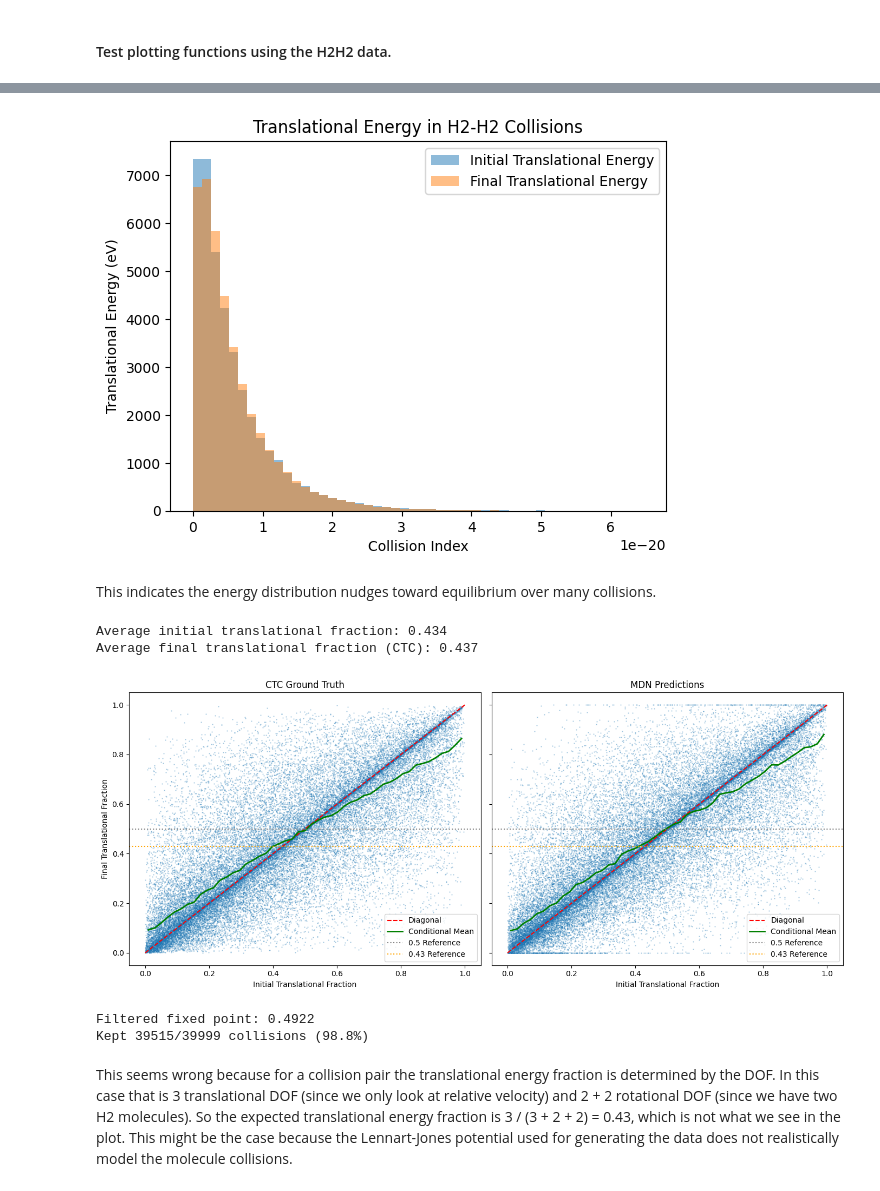
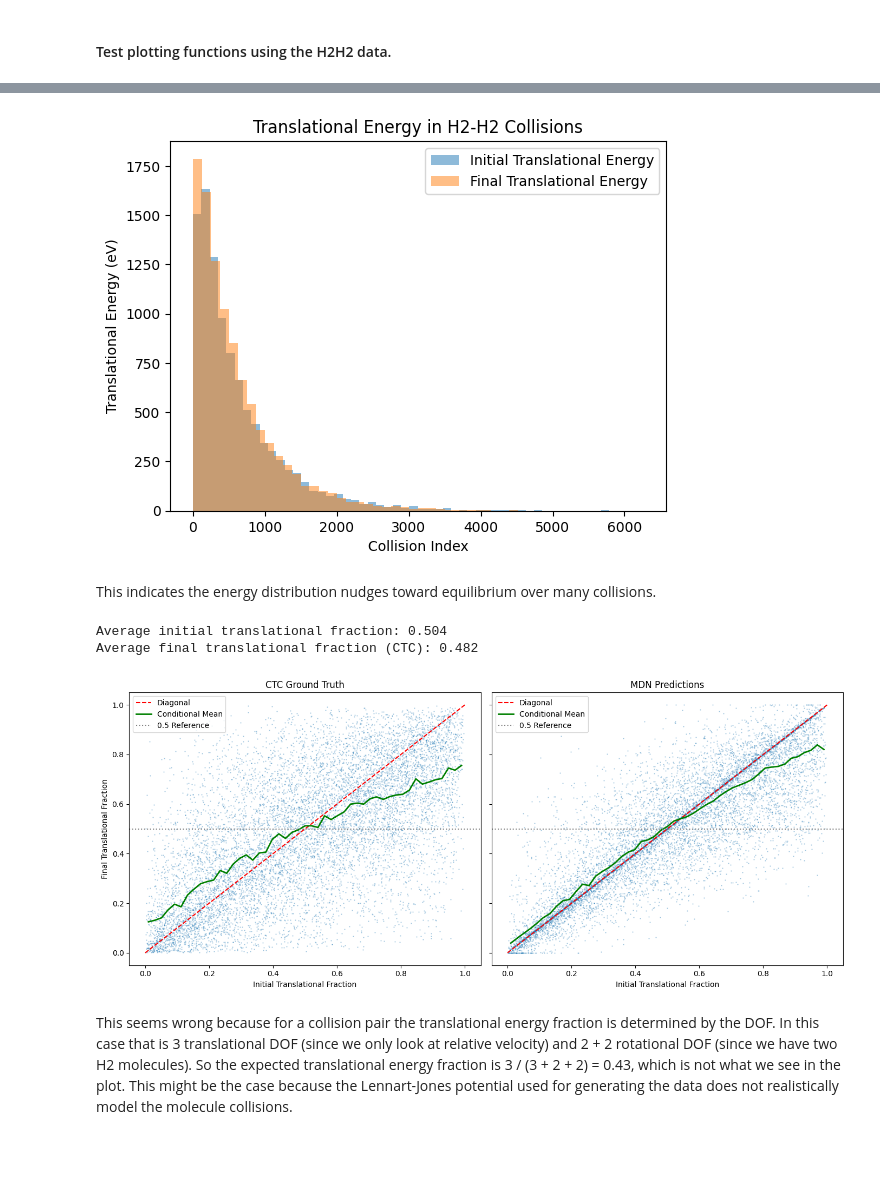
Before and after one commit to TijnZeelenberg/scatteringkernels, a Jupyter notebook: H2H2_analysis.ipynb, the cells around one changed output, grey strips where cells are left out. Drawn from its saved outputs; the diff is of its cells as text; code cells hidden in the pictures; blank space fills up the shorter version.

```diff
--- a/H2H2_analysis.ipynb
+++ b/H2H2_analysis.ipynb
@@ -5,7 +5,7 @@ import matplotlib.pyplot as plt
 import pandas as pd
 import numpy as np
 # Check energy conservation
-datafile = "data/H2H2_collisionsV2.csv"
+datafile = "data/H2H2_collisionsV3.csv"
 df = pd.read_csv(datafile, skiprows=1)
 Etot_init = df.iloc[:,0] + df.iloc[:,1] + df.iloc[:,2]
 Etot_final = df.iloc[:,3] + df.iloc[:,4] + df.iloc[:,5]
@@ -32,7 +32,7 @@ plt.title('Translational Energy in H2-H2 Collisions')
 plt.legend()
 plt.show()
 # %% [output]
-[figure, old version]
+[figure, new version]
 # %% [markdown]
 This indicates the energy distribution nudges toward equilibrium over many collisions.
 # %%
@@ -89,39 +89,35 @@ ctc_mean = np.array([eta_tr_out[digitized == i].mean() if np.any(digitized == i)
 mdn_mean = np.array([xi_rel_post[digitized == i].mean() if np.any(digitized == i) else np.nan for i in range(1, len(bins))])
 
 fig, axes = plt.subplots(1, 2, figsize=(14, 6), sharex=True, sharey=True)
 
 # CTC plot
 axes[0].scatter(eta_tr, eta_tr_out, alpha=0.3, s=0.5)
 axes[0].plot([0, 1], [0, 1], "r--", label="Diagonal")
 axes[0].plot(bin_centers, ctc_mean, "g-", linewidth=2, label="Conditional Mean")
 axes[0].axhline(0.5, color="gray", linestyle=":", label="0.5 Reference")
-axes[0].axhline(0.43, color="orange", linestyle=":", label="0.43 Reference")
 axes[0].set_xlabel("Initial Translational Fraction")
 axes[0].set_ylabel("Final Translational Fraction")
 axes[0].set_title("CTC Ground Truth")
 axes[0].legend()
 
 # MDN plot
 axes[1].scatter(eta_tr, xi_rel_post, alpha=0.3, s=0.5)
 axes[1].plot([0, 1], [0, 1], "r--", label="Diagonal")
 axes[1].plot(bin_centers, mdn_mean, "g-", linewidth=2, label="Conditional Mean")
 axes[1].axhline(0.5, color="gray", linestyle=":", label="0.5 Reference")
-axes[1].axhline(0.43, color="orange", linestyle=":", label="0.43 Reference")
 axes[1].set_xlabel("Initial Translational Fraction")
 axes[1].set_title("MDN Predictions")
 axes[1].legend()
 
 # Print average fractions
 print(f"Average initial translational fraction: {eta_tr.mean():.3f}")
 print(f"Average final translational fraction (CTC): {eta_tr_out.mean():.3f}")
 
 plt.tight_layout()
 plt.show()
 # %% [output]
-Average initial translational fraction: 0.434
-Average final translational fraction (CTC): 0.437
+Average initial translational fraction: 0.504
+Average final translational fraction (CTC): 0.482
-[figure, old version]
+[figure, new version]
-Filtered fixed point: 0.4922
-Kept 39515/39999 collisions (98.8%)
 # %% [markdown]
 This seems wrong because for a collision pair the translational energy fraction is determined by the DOF. In this case that is 3 translational DOF (since we only look at relative velocity) and 2 + 2 rotational DOF (since we have two H2 molecules). So the expected translational energy fraction is 3 / (3 + 2 + 2) = 0.43, which is not what we see in the plot. This might be the case because the Lennart-Jones potential used for generating the data does not realistically model the molecule collisions.
```
Also changed, not shown: parts of 1 cell of this notebook, 6 other files.
